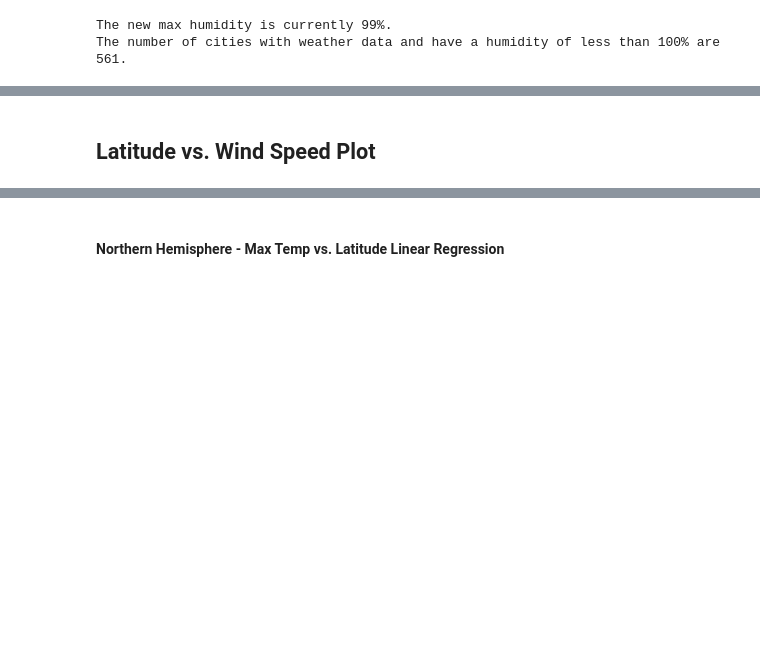
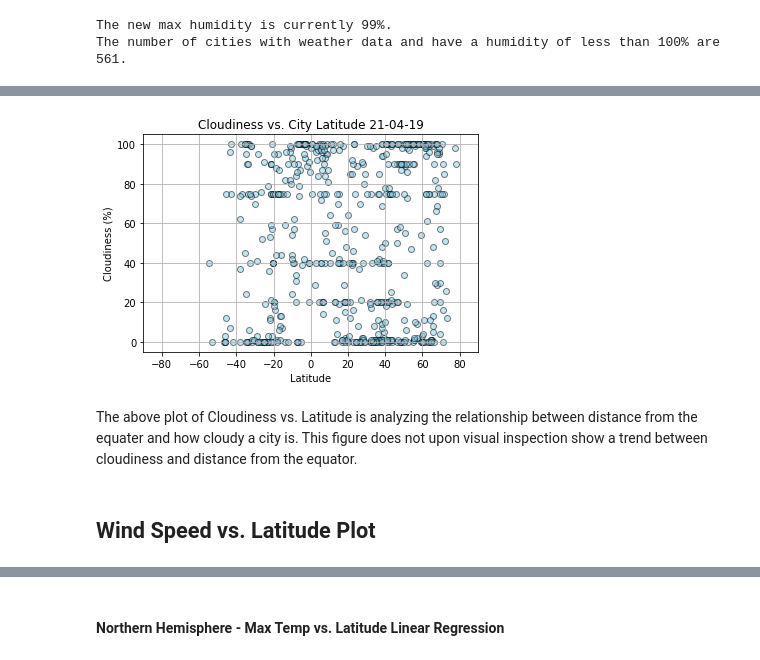
Before and after one commit to madisonfisher/python-api-challenge, a Jupyter notebook: WeatherPy.ipynb, the cells around one changed output, grey strips where cells are left out. Drawn from its saved outputs; the diff is of its cells as text; code cells hidden in the pictures; blank space fills up the shorter version.

```diff
--- a/WeatherPy.ipynb
+++ b/WeatherPy.ipynb
@@ -179,2 +199,15 @@ The number of cities with weather data and have a humidity of less than 100% are
+# %%
+plt.scatter(clean_city_data["Lat"], clean_city_data["Cloudiness"], marker="o", facecolors="skyblue", edgecolors="black", alpha =.5)
+plt.xlim(-90,90)
+plt.title(f"Cloudiness vs. City Latitude {thedate}")
+plt.xlabel("Latitude")
+plt.ylabel("Cloudiness (%)")
+plt.grid()
+plt.savefig("weather_data/cloudiness_latitude.png")
+plt.show()
+# %% [output]
+[figure, added]
+# %% [markdown]
+The above plot of Cloudiness vs. Latitude is analyzing the relationship between distance from the equater and how cloudy a city is. This figure does not upon visual inspection show a trend between cloudiness and distance from the equator.
 # %% [markdown]
-## Latitude vs. Wind Speed Plot
+## Wind Speed vs. Latitude Plot
```
Also changed, not shown: parts of 34 cells of this notebook, 4 other files.
